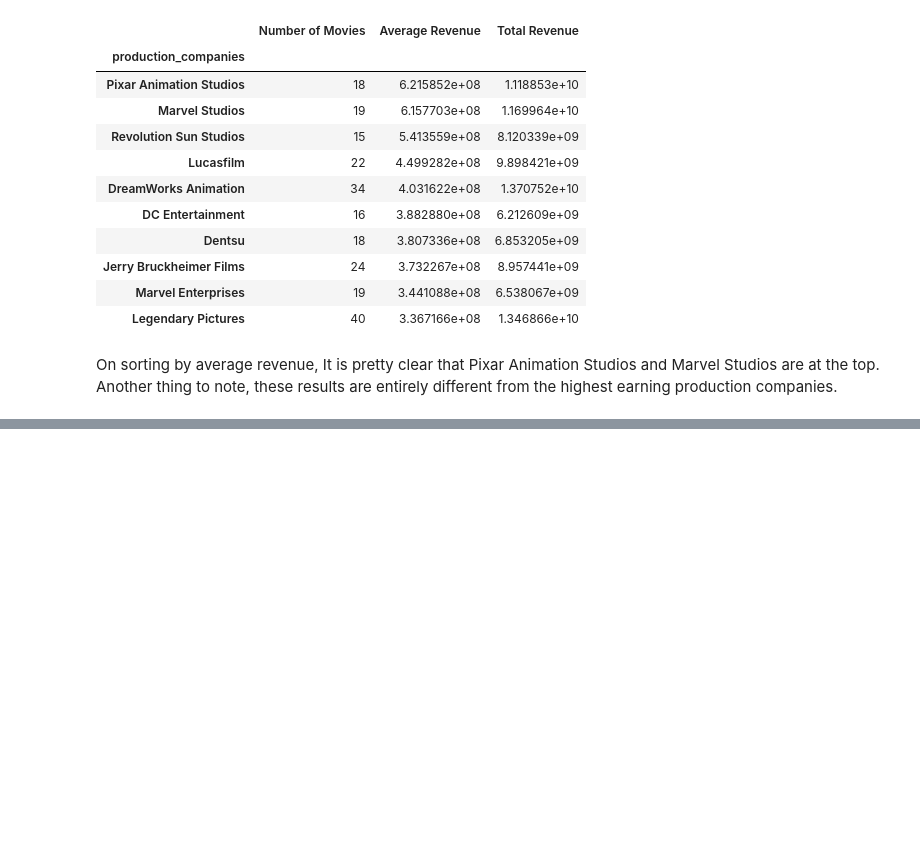
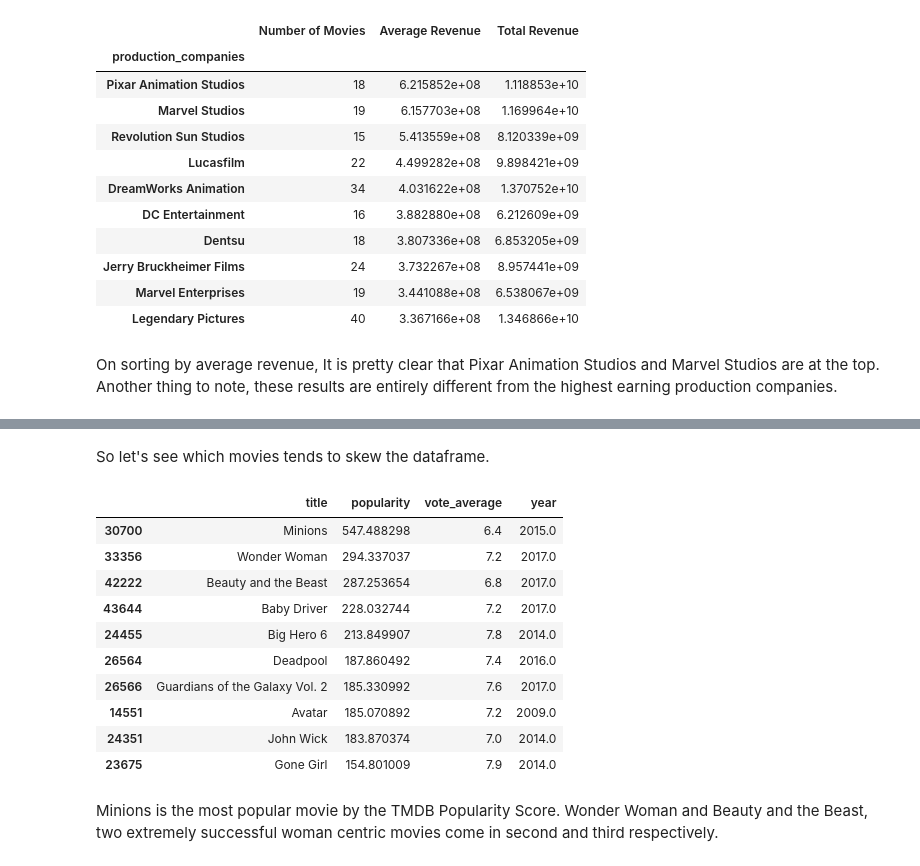
Before and after one commit to M-Awwab-Khan/most-comprehensive-movies-analysis, a Jupyter notebook: Movie_Metrics_An_Analyst_Approach.ipynb, the cells around one changed output, grey strips where cells are left out. Saved outputs shown, nothing was run; the diff lists cells and outputs as text; code cells hidden in the pictures; blank space fills up the shorter version.

```diff
--- a/Movie_Metrics_An_Analyst_Approach.ipynb
+++ b/Movie_Metrics_An_Analyst_Approach.ipynb
@@ -450,0 +512,18 @@ On sorting by average revenue, It is pretty clear that Pixar Animation Studios a
+# %% [markdown]
+So let's see which movies tends to skew the dataframe.
+# %%
+df[['title', 'popularity', 'vote_average', 'year']].sort_values('popularity', ascending=False).head(10)
+# %% [output]
+|  | title | popularity | vote_average | year |
+| 30700 | Minions | 547.488298 | 6.4 | 2015.0 |
+| 33356 | Wonder Woman | 294.337037 | 7.2 | 2017.0 |
+| 42222 | Beauty and the Beast | 287.253654 | 6.8 | 2017.0 |
+| 43644 | Baby Driver | 228.032744 | 7.2 | 2017.0 |
+| 24455 | Big Hero 6 | 213.849907 | 7.8 | 2014.0 |
+| 26564 | Deadpool | 187.860492 | 7.4 | 2016.0 |
+| 26566 | Guardians of the Galaxy Vol. 2 | 185.330992 | 7.6 | 2017.0 |
+| 14551 | Avatar | 185.070892 | 7.2 | 2009.0 |
+| 24351 | John Wick | 183.870374 | 7.0 | 2014.0 |
+| 23675 | Gone Girl | 154.801009 | 7.9 | 2014.0 |
+# %% [markdown]
+Minions is the most popular movie by the TMDB Popularity Score. Wonder Woman and Beauty and the Beast, two extremely successful woman centric movies come in second and third respectively.
```
Also changed, not shown: parts of 18 cells of this notebook.
